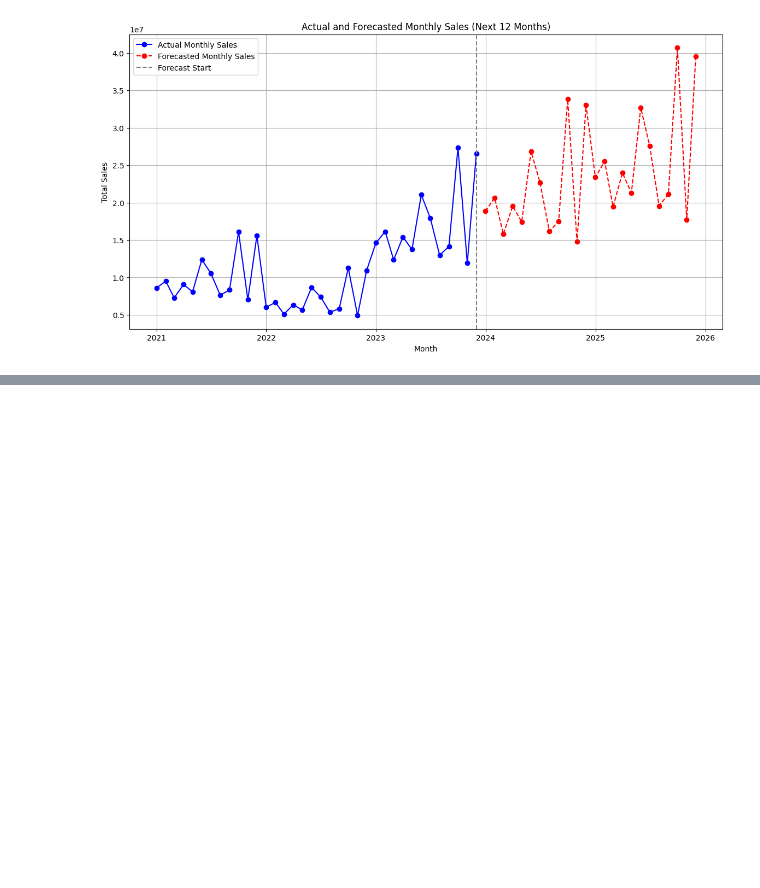
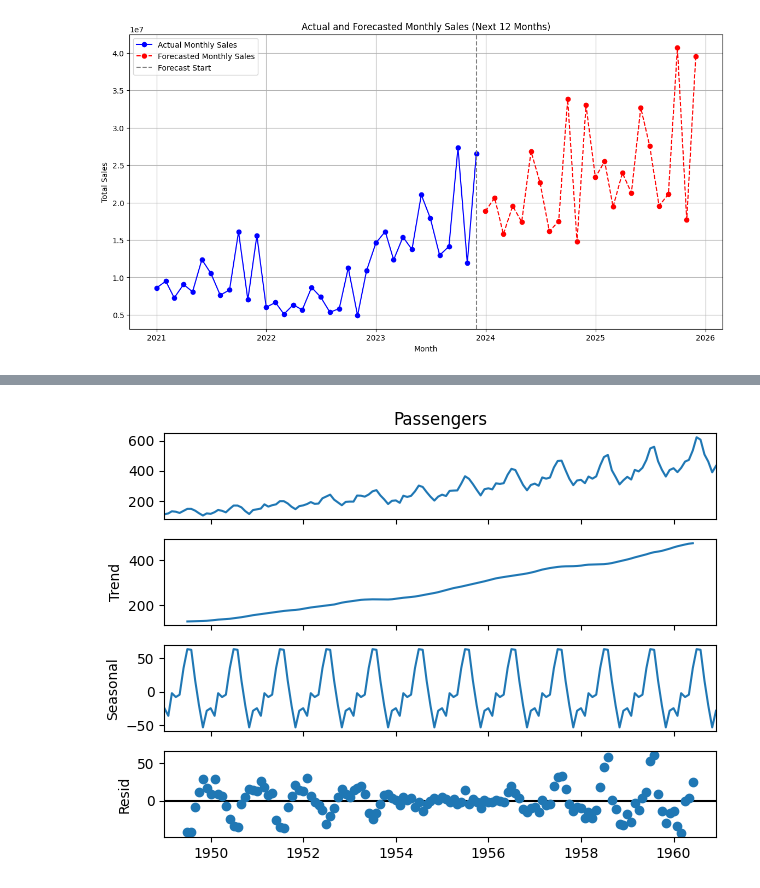
Before and after one commit to UniversityExeterBusinessSchool/mock-test-2-theycallmejeano, a Jupyter notebook: Revision Notebook.ipynb, the cells around one changed output, grey strips where cells are left out. Saved outputs shown, nothing was run; the diff lists cells and outputs as text; code cells hidden in the pictures; blank space fills up the shorter version.

```diff
--- a/Revision Notebook.ipynb
+++ b/Revision Notebook.ipynb
@@ -520,0 +594,8 @@ plt.show()
+# %%
+from statsmodels.tsa.seasonal import seasonal_decompose
+
+decomp = seasonal_decompose(pas.set_index('Month')['Passengers'], model='additive', period=12)
+decomp.plot()
+plt.show()
+# %% [output]
+[figure, added]
```
Also changed, not shown: parts of 10 cells of this notebook.
